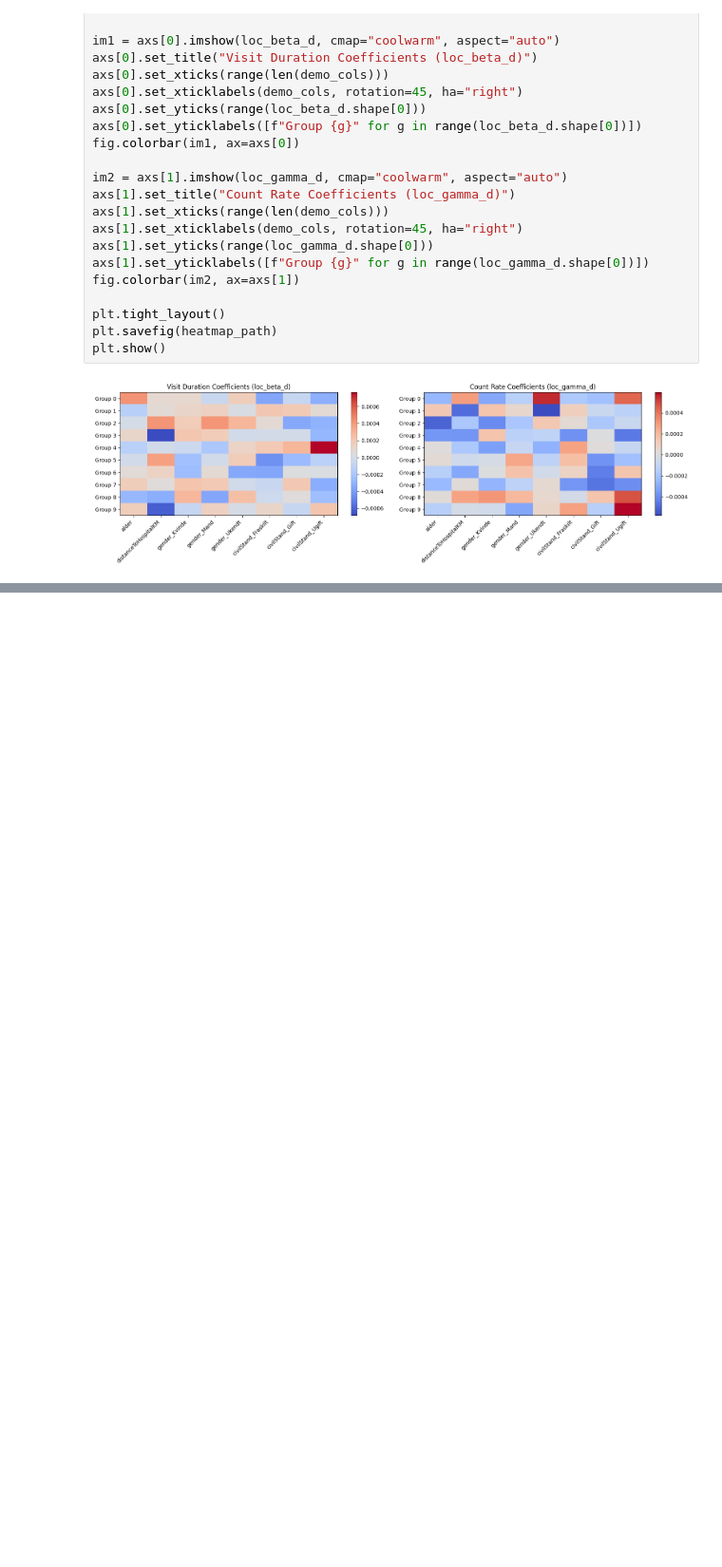
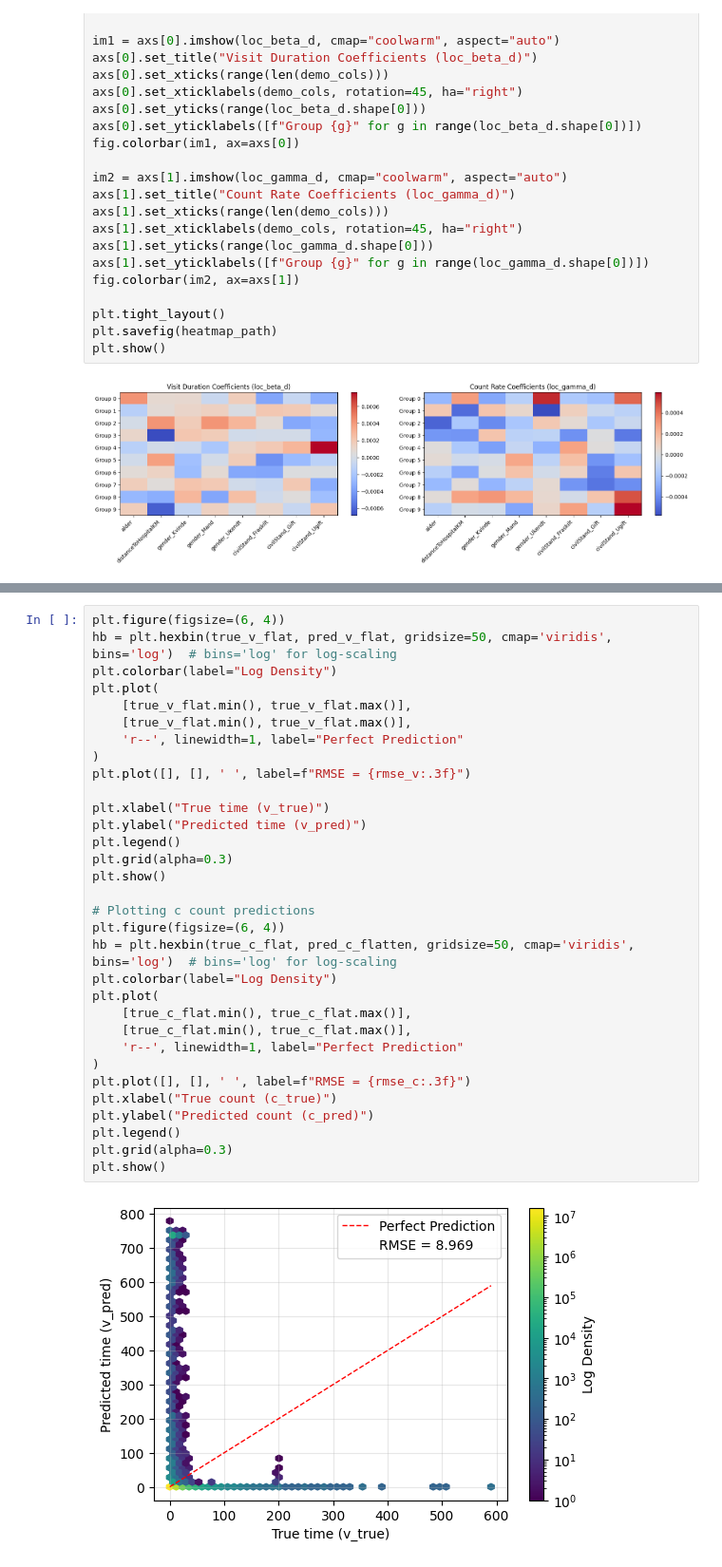
Before and after one commit to KarolineKlan/mbml_project, a Jupyter notebook: analyze params.ipynb, the cells around one changed output, grey strips where cells are left out. Shown at 95% size. Drawn from its saved outputs; the diff is of its cells as text; blank space fills up the shorter version.

```diff
--- a/analyze params.ipynb
+++ b/analyze params.ipynb
@@ -529,0 +649,34 @@ plt.show()
+# %%
+plt.figure(figsize=(6, 4))
+hb = plt.hexbin(true_v_flat, pred_v_flat, gridsize=50, cmap='viridis', bins='log')  # bins='log' for log-scaling
+plt.colorbar(label="Log Density")
+plt.plot(
+    [true_v_flat.min(), true_v_flat.max()],
+    [true_v_flat.min(), true_v_flat.max()],
+    'r--', linewidth=1, label="Perfect Prediction"
+)
+plt.plot([], [], ' ', label=f"RMSE = {rmse_v:.3f}")
+
+plt.xlabel("True time (v_true)")
+plt.ylabel("Predicted time (v_pred)")
+plt.legend()
+plt.grid(alpha=0.3)
+plt.show()
+
+# Plotting c count predictions
+plt.figure(figsize=(6, 4))
+hb = plt.hexbin(true_c_flat, pred_c_flatten, gridsize=50, cmap='viridis', bins='log')  # bins='log' for log-scaling
+plt.colorbar(label="Log Density")
+plt.plot(
+    [true_c_flat.min(), true_c_flat.max()],
+    [true_c_flat.min(), true_c_flat.max()],
+    'r--', linewidth=1, label="Perfect Prediction"
+)
+plt.plot([], [], ' ', label=f"RMSE = {rmse_c:.3f}")
+plt.xlabel("True count (c_true)")
+plt.ylabel("Predicted count (c_pred)")
+plt.legend()
+plt.grid(alpha=0.3)
+plt.show()
+# %% [output]
+[figure, added]
```
Also changed, not shown: parts of 6 cells of this notebook.
